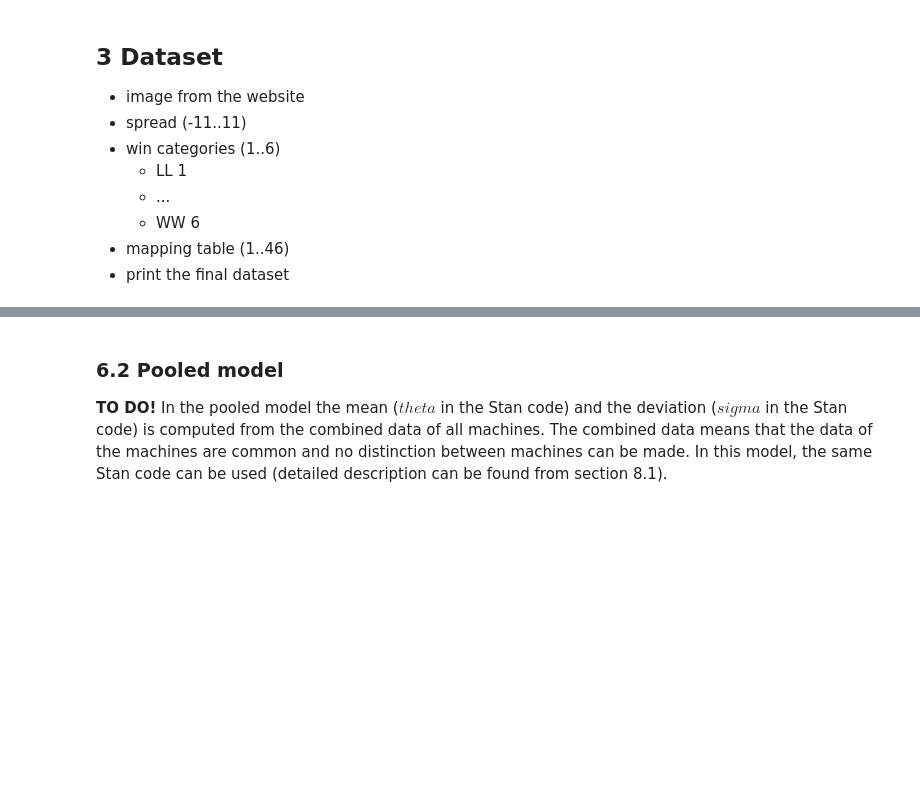
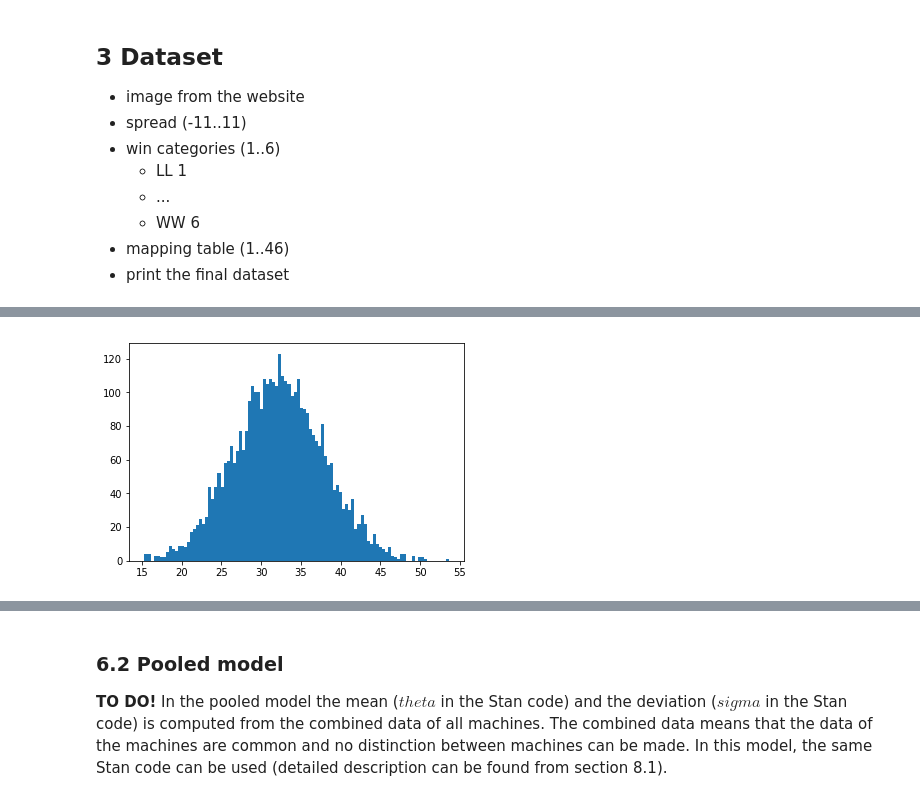
Before and after one commit to fuksi/bda_project_2018, a Jupyter notebook: notebook/BWF Badminton.ipynb, the cells around one changed output, grey strips where cells are left out. Drawn from its saved outputs; the diff is of its cells as text; code cells hidden in the pictures; blank space fills up the shorter version.

```diff
--- a/notebook/BWF Badminton.ipynb
+++ b/notebook/BWF Badminton.ipynb
@@ -139,0 +198,4 @@ model {
+# %%
+plot_ypred(pool_inv_fit)
+# %% [output]
+[figure, added]
```
Also changed, not shown: parts of 18 cells of this notebook, 17 other files.
